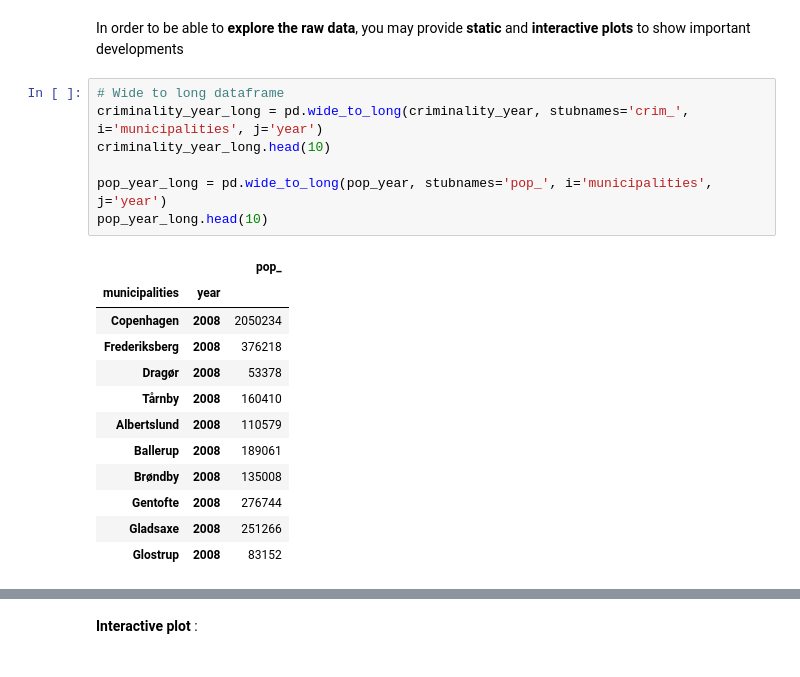
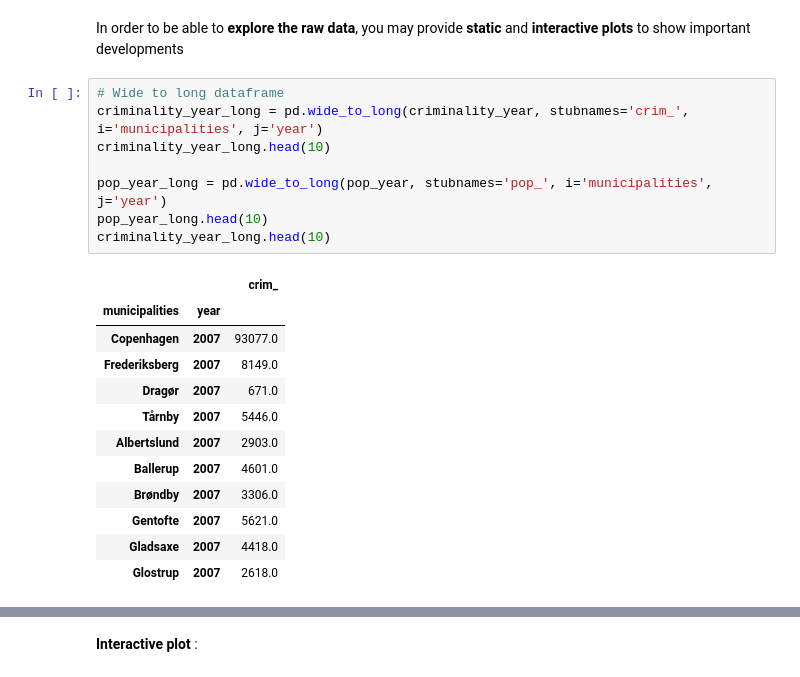
Before and after one commit to NumEconCopenhagen/projects-2023-latin-power, a Jupyter notebook: dataproject/dataproject.ipynb, the cells around one changed output, grey strips where cells are left out. Drawn from its saved outputs; the diff is of its cells as text.

```diff
--- a/dataproject/dataproject.ipynb
+++ b/dataproject/dataproject.ipynb
@@ -164,20 +164,21 @@ In order to be able to **explore the raw data**, you may provide **static** and
 # %%
 # Wide to long dataframe
 criminality_year_long = pd.wide_to_long(criminality_year, stubnames='crim_', i='municipalities', j='year')
 criminality_year_long.head(10)
 
 pop_year_long = pd.wide_to_long(pop_year, stubnames='pop_', i='municipalities', j='year')
 pop_year_long.head(10)
+criminality_year_long.head(10)
 # %% [output]
-|  |  | pop_ |
+|  |  | crim_ |
 | municipalities | year |  |
-| Copenhagen | 2008 | 2050234 |
-| Frederiksberg | 2008 | 376218 |
-| Dragør | 2008 | 53378 |
-| Tårnby | 2008 | 160410 |
-| Albertslund | 2008 | 110579 |
-| Ballerup | 2008 | 189061 |
-| Brøndby | 2008 | 135008 |
-| Gentofte | 2008 | 276744 |
-| Gladsaxe | 2008 | 251266 |
-| Glostrup | 2008 | 83152 |
+| Copenhagen | 2007 | 93077.0 |
+| Frederiksberg | 2007 | 8149.0 |
+| Dragør | 2007 | 671.0 |
+| Tårnby | 2007 | 5446.0 |
+| Albertslund | 2007 | 2903.0 |
+| Ballerup | 2007 | 4601.0 |
+| Brøndby | 2007 | 3306.0 |
+| Gentofte | 2007 | 5621.0 |
+| Gladsaxe | 2007 | 4418.0 |
+| Glostrup | 2007 | 2618.0 |
```
Also changed, not shown: parts of 3 cells of this notebook.
